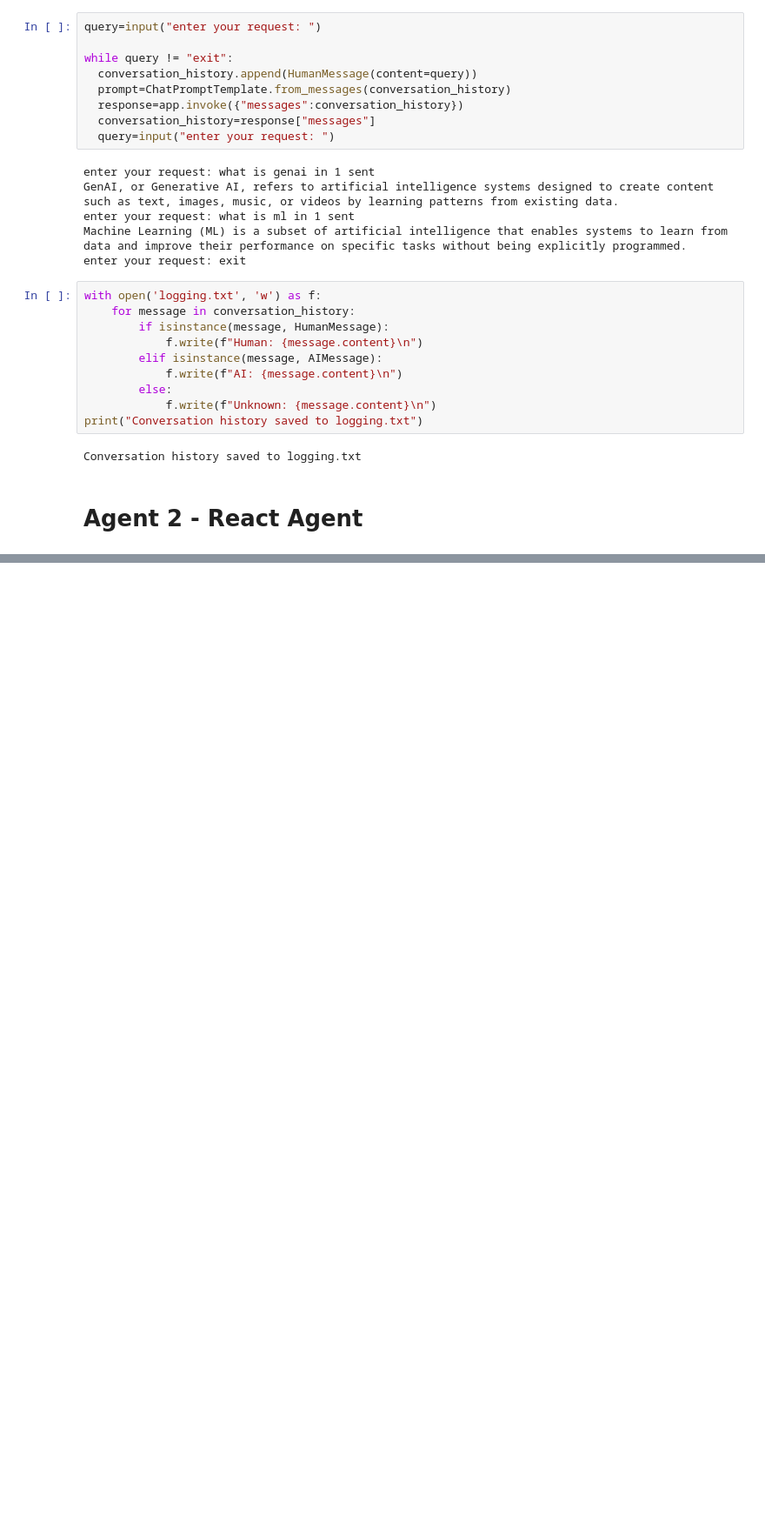
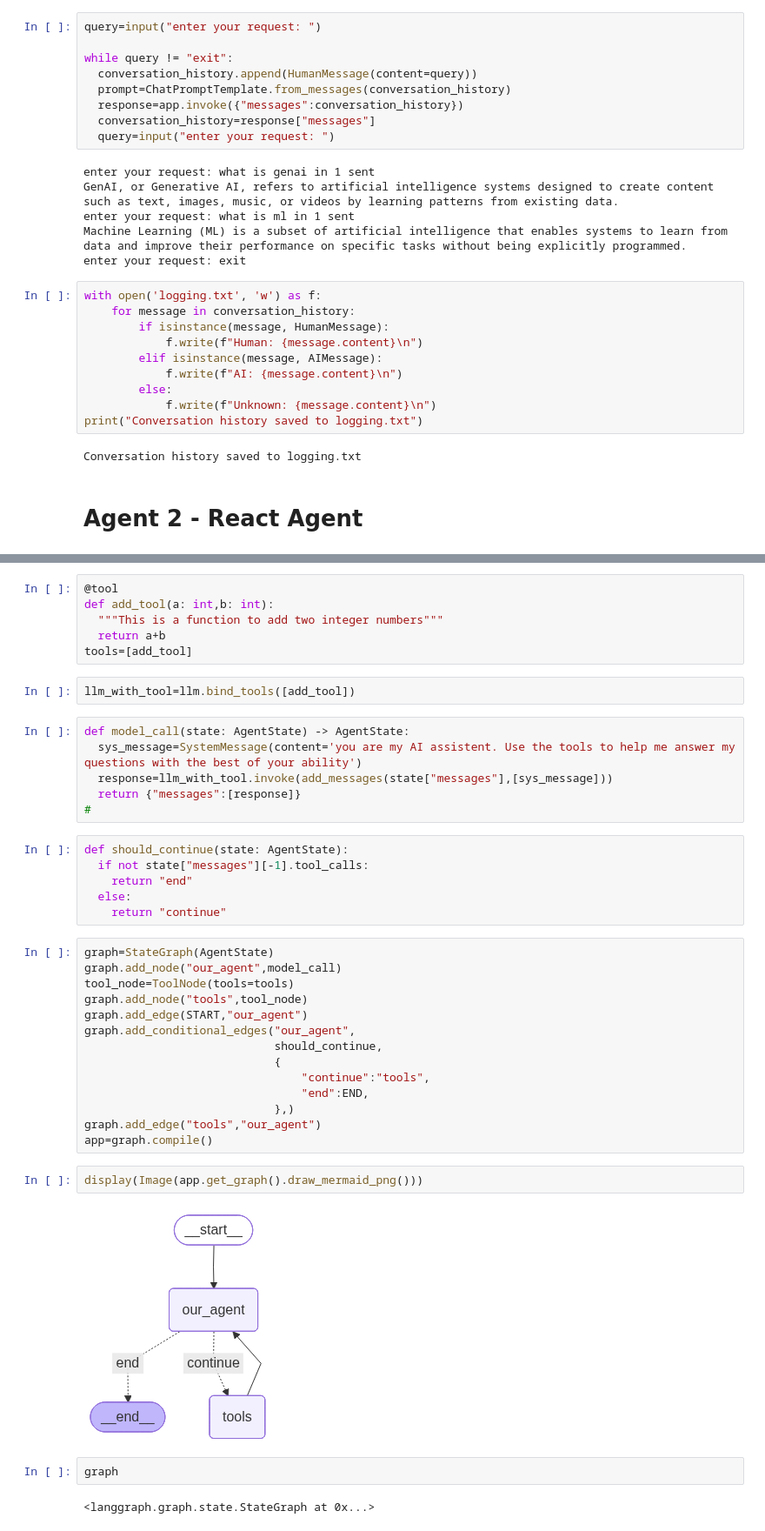
Before and after one commit to maheshboj/agenticai_basics, a Jupyter notebook: LangGraph_Basics.ipynb, the cells around one changed output, grey strips where cells are left out. Shown: that part at 87% size. Saved outputs shown, nothing was run; the diff lists cells and outputs as text; blank space fills up the shorter version.

Commit message:
Created using Colab untill React Agent

```diff
--- a/LangGraph_Basics.ipynb
+++ b/LangGraph_Basics.ipynb
@@ -372,0 +382,42 @@ class AgentState()
+# %%
+@tool
+def add_tool(a: int,b: int):
+  """This is a function to add two integer numbers"""
+  return a+b
+tools=[add_tool]
+# %%
+llm_with_tool=llm.bind_tools([add_tool])
+# %%
+def model_call(state: AgentState) -> AgentState:
+  sys_message=SystemMessage(content='you are my AI assistent. Use the tools to help me answer my questions with the best of your ability')
+  response=llm_with_tool.invoke(add_messages(state["messages"],[sys_message]))
+  return {"messages":[response]}
+#
+# %%
+def should_continue(state: AgentState):
+  if not state["messages"][-1].tool_calls:
+    return "end"
+  else:
+    return "continue"
+# %%
+graph=StateGraph(AgentState)
+graph.add_node("our_agent",model_call)
+tool_node=ToolNode(tools=tools)
+graph.add_node("tools",tool_node)
+graph.add_edge(START,"our_agent")
+graph.add_conditional_edges("our_agent",
+                            should_continue,
+                            {
+                                "continue":"tools",
+                                "end":END,
+                            },)
+graph.add_edge("tools","our_agent")
+app=graph.compile()
+# %%
+display(Image(app.get_graph().draw_mermaid_png()))
+# %% [output]
+[figure, added]
+# %%
+graph
+# %% [output]
+<langgraph.graph.state.StateGraph at 0x...>
```
Also changed, not shown: parts of 8 cells of this notebook.
